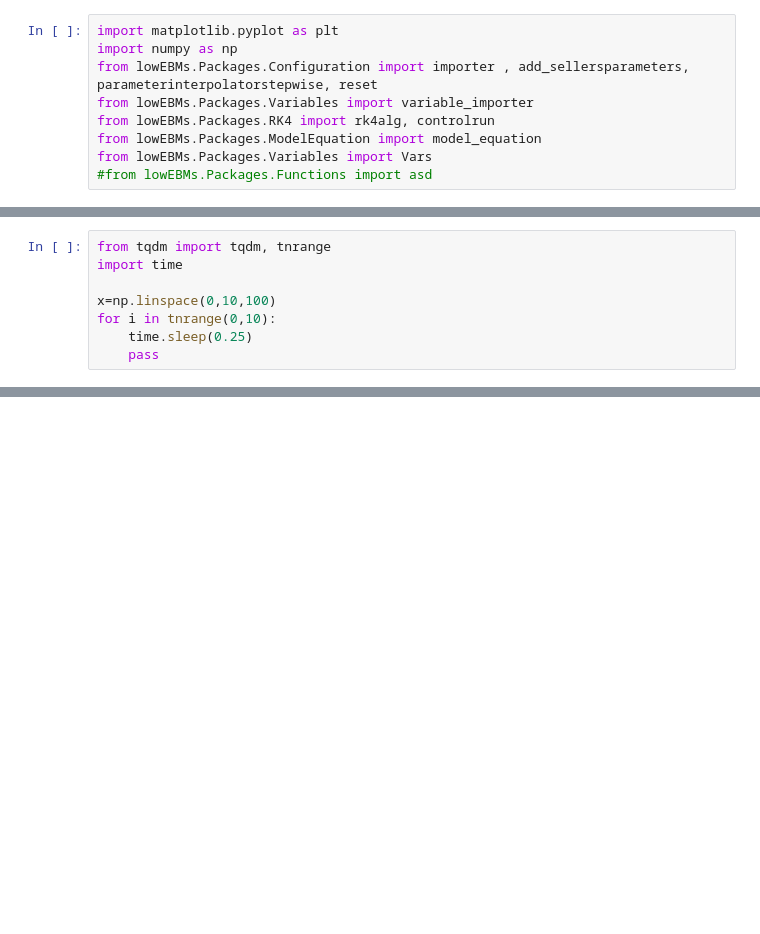
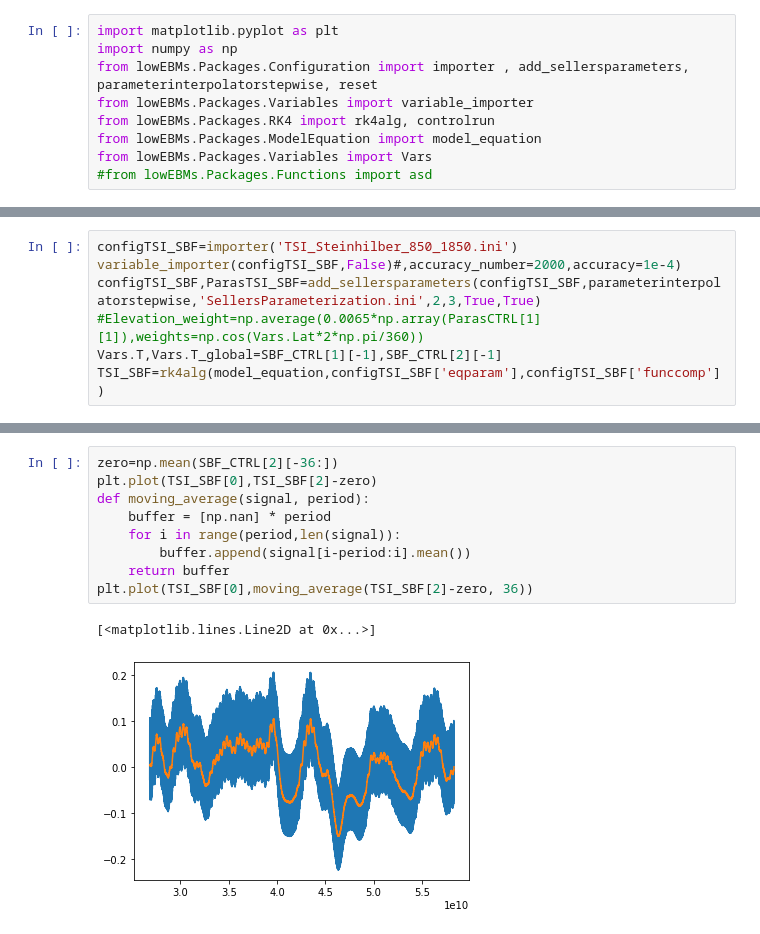
Before and after one commit to BenniSchmiedel/Low-dimensional-EBMs, a Jupyter notebook: Development_tests.ipynb, the cells around one changed output, grey strips where cells are left out. Cells and saved outputs as stored; diff of their text form; blank space fills up the shorter version.

```diff
--- a/Development_tests.ipynb
+++ b/Development_tests.ipynb
@@ -74,8 +64,0 @@ plt.plot(CTRL1[0],CTRL1[2])
-# %%
-from tqdm import tqdm, tnrange
-import time
-
-x=np.linspace(0,10,100)
-for i in tnrange(0,10):
-    time.sleep(0.25)
-    pass
@@ -81,0 +82,7 @@ for i in tnrange(0,10):
+# %%
+configTSI_SBF=importer('TSI_Steinhilber_850_1850.ini')
+variable_importer(configTSI_SBF,False)#,accuracy_number=2000,accuracy=1e-4)
+configTSI_SBF,ParasTSI_SBF=add_sellersparameters(configTSI_SBF,parameterinterpolatorstepwise,'SellersParameterization.ini',2,3,True,True)
+#Elevation_weight=np.average(0.0065*np.array(ParasCTRL[1][1]),weights=np.cos(Vars.Lat*2*np.pi/360))
+Vars.T,Vars.T_global=SBF_CTRL[1][-1],SBF_CTRL[2][-1]
+TSI_SBF=rk4alg(model_equation,configTSI_SBF['eqparam'],configTSI_SBF['funccomp'])
@@ -81,0 +95,12 @@ for i in tnrange(0,10):
+# %%
+zero=np.mean(SBF_CTRL[2][-36:])
+plt.plot(TSI_SBF[0],TSI_SBF[2]-zero)
+def moving_average(signal, period):
+    buffer = [np.nan] * period
+    for i in range(period,len(signal)):
+        buffer.append(signal[i-period:i].mean())
+    return buffer
+plt.plot(TSI_SBF[0],moving_average(TSI_SBF[2]-zero, 36))
+# %% [output]
+[<matplotlib.lines.Line2D at 0x...>]
+[figure, added]
```
Also changed, not shown: parts of 7 cells of this notebook, 3 other files.
